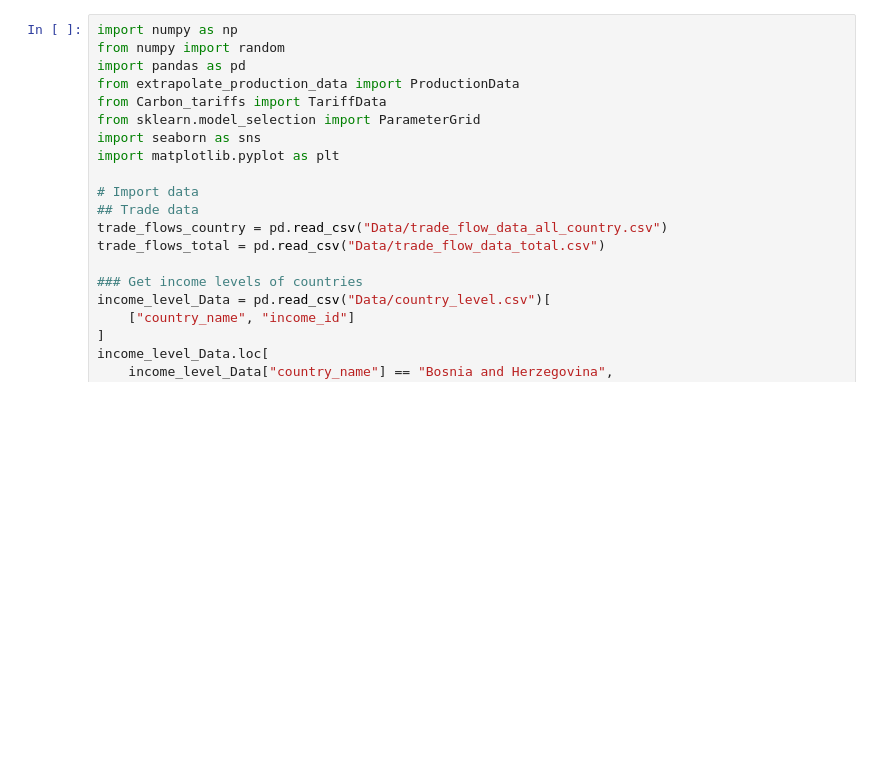
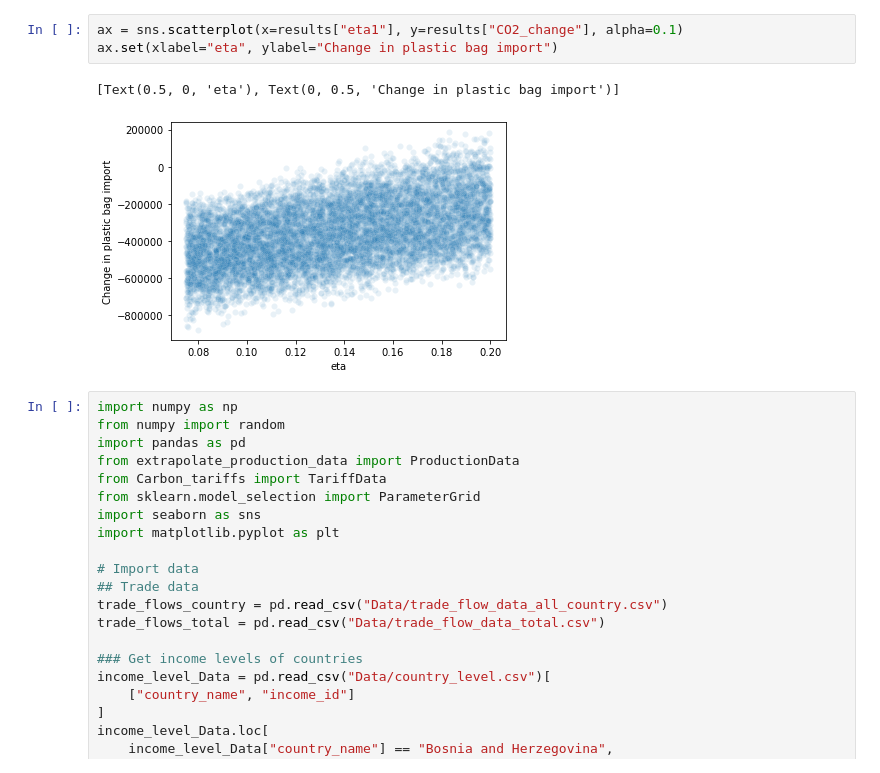
Before and after one commit to 22DataChallengeCItadel/Data-Open-Championship, a Jupyter notebook: simulation_visualization.ipynb, the cells around one changed output. Drawn from its saved outputs; the diff is of its cells as text; blank space fills up the shorter version.

```diff
--- a/simulation_visualization.ipynb
+++ b/simulation_visualization.ipynb
@@ -849,3 +923,9 @@ plt.clf()
+# %%
+ax = sns.scatterplot(x=results["eta1"], y=results["CO2_change"], alpha=0.1)
+ax.set(xlabel="eta", ylabel="Change in plastic bag import")
+# %% [output]
+[Text(0.5, 0, 'eta'), Text(0, 0.5, 'Change in plastic bag import')]
+[figure, added]
 # %%
 import numpy as np
 from numpy import random
```
Also changed, not shown: parts of 9 cells of this notebook.
